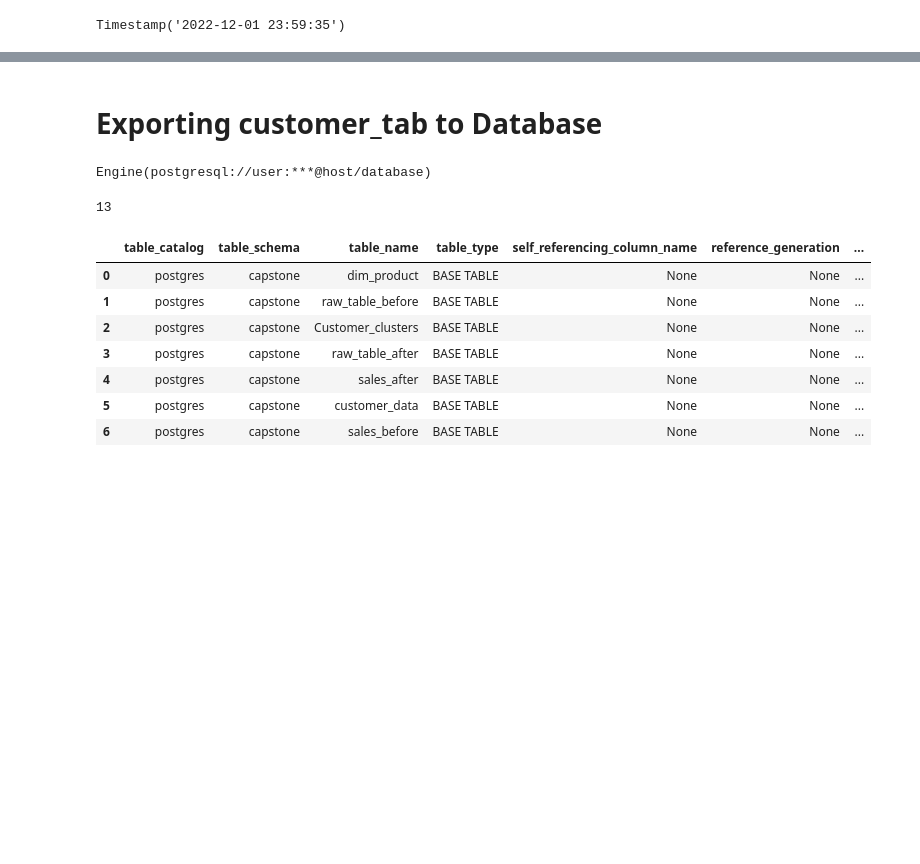
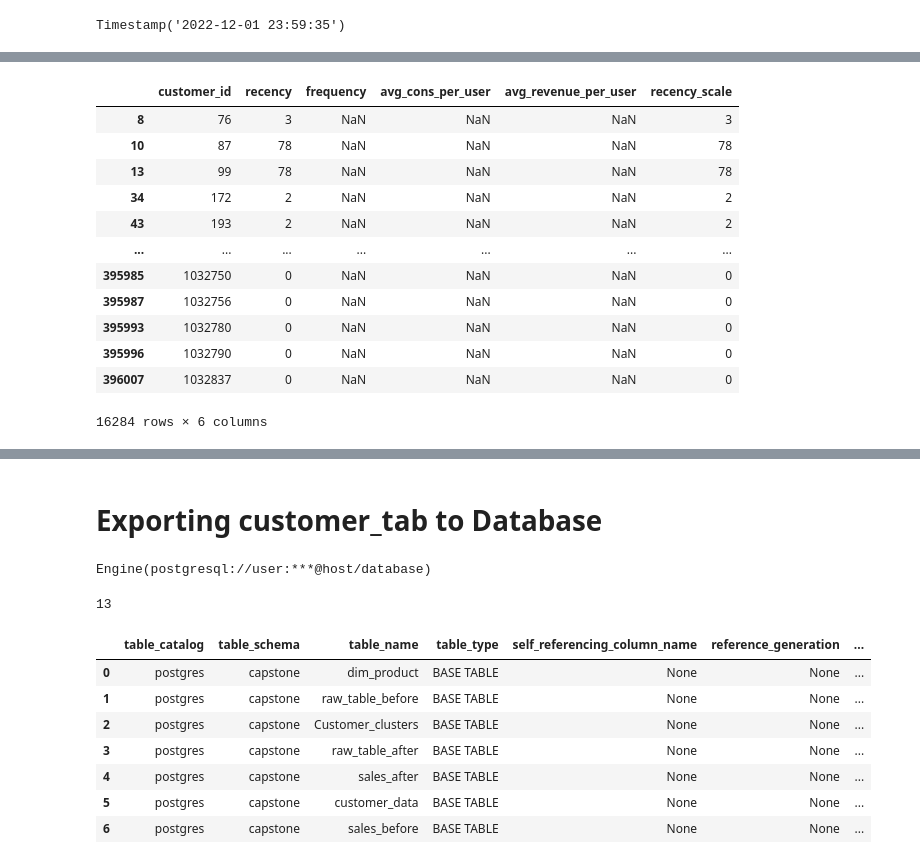
Before and after one commit to Oskareh/capstone, a Jupyter notebook: analysis_process_moo.ipynb, the cells around one changed output, grey strips where cells are left out. Saved outputs shown, nothing was run; the diff lists cells and outputs as text; code cells hidden in the pictures; blank space fills up the shorter version.

```diff
--- a/analysis_process_moo.ipynb
+++ b/analysis_process_moo.ipynb
@@ -544,0 +627,16 @@ customer_tab.tail(5)
+# %%
+customer_tab[customer_tab['frequency'].isna()]
+# %% [output]
+|  | customer_id | recency | frequency | avg_cons_per_user | avg_revenue_per_user | recency_scale |
+| 8 | 76 | 3 | NaN | NaN | NaN | 3 |
+| 10 | 87 | 78 | NaN | NaN | NaN | 78 |
+| 13 | 99 | 78 | NaN | NaN | NaN | 78 |
+| 34 | 172 | 2 | NaN | NaN | NaN | 2 |
+| 43 | 193 | 2 | NaN | NaN | NaN | 2 |
+| ... | ... | ... | ... | ... | ... | ... |
+| 395985 | 1032750 | 0 | NaN | NaN | NaN | 0 |
+| 395987 | 1032756 | 0 | NaN | NaN | NaN | 0 |
+| 395993 | 1032780 | 0 | NaN | NaN | NaN | 0 |
+| 395996 | 1032790 | 0 | NaN | NaN | NaN | 0 |
+| 396007 | 1032837 | 0 | NaN | NaN | NaN | 0 |
+16284 rows × 6 columns
```
Also changed, not shown: parts of 13 cells of this notebook.
